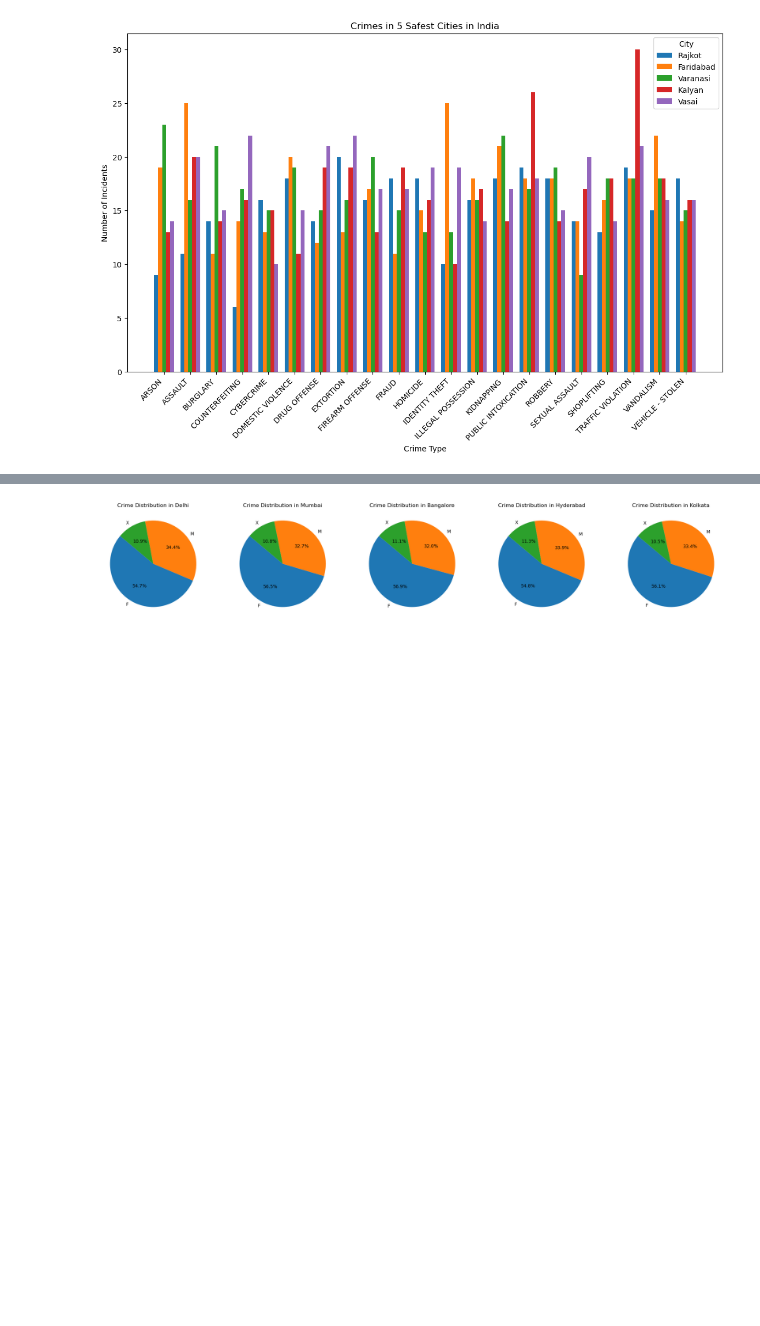
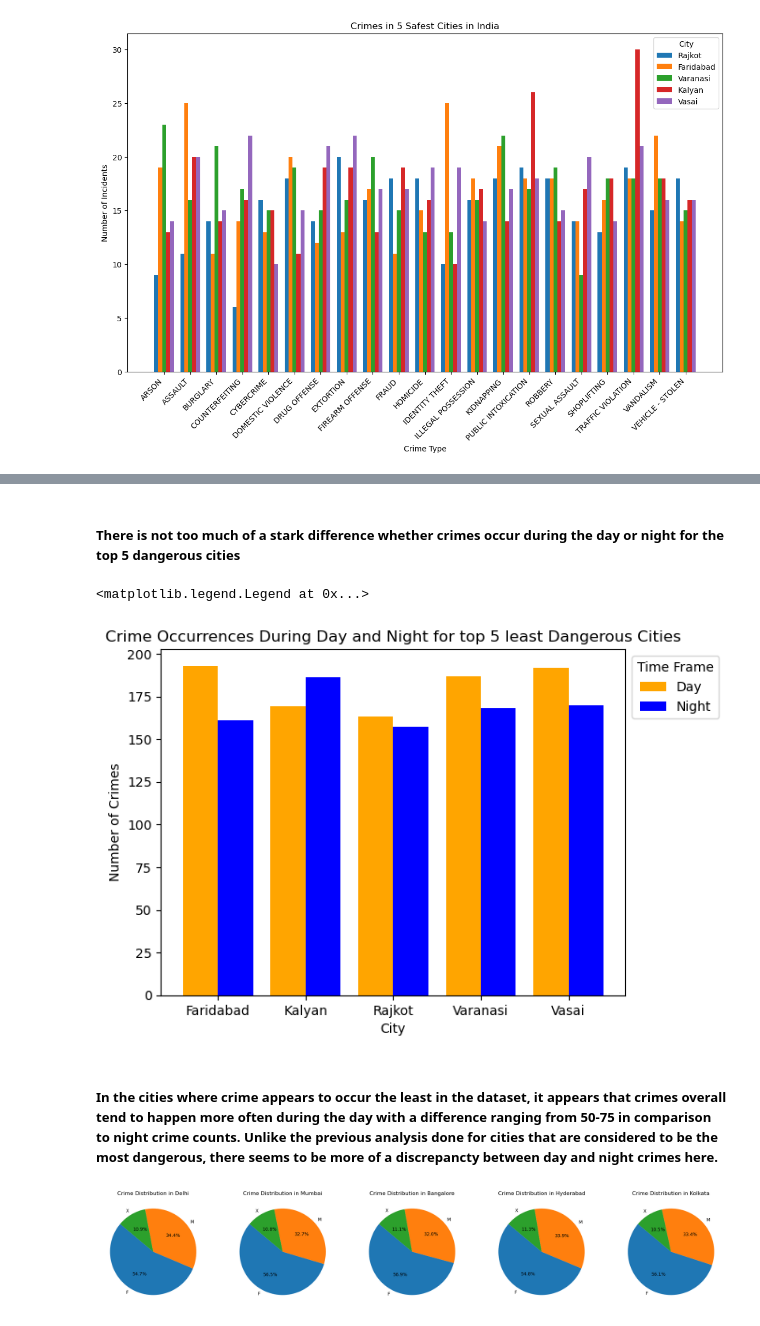
Before and after one commit to aadhyanav/india_crimes_analysis_2023, a Jupyter notebook: india_crimes.ipynb, the cells around one changed output, grey strips where cells are left out. Drawn from its saved outputs; the diff is of its cells as text; code cells hidden in the pictures; blank space fills up the shorter version.

```diff
--- a/india_crimes.ipynb
+++ b/india_crimes.ipynb
@@ -172,3 +183,18 @@ plt.show()
+# %% [markdown]
+##### There is not too much of a stark difference whether crimes occur during the day or night for the top 5 dangerous cities
+# %%
+crime_time_bottom_cities = bottom_5_cities_data.groupby(['City', 'Time Frame']).size().unstack(fill_value=0)
+crime_time_bottom_cities.plot(kind='bar', color=['orange', 'blue'], width=0.8)
+plt.title('Crime Occurrences During Day and Night for top 5 least Dangerous Cities')
+plt.xlabel('City')
+plt.ylabel('Number of Crimes')
+plt.xticks(rotation=0)
+plt.legend(title='Time Frame', loc='upper left', bbox_to_anchor=(1, 1))
+# %% [output]
+<matplotlib.legend.Legend at 0x...>
+[figure, added]
+# %% [markdown]
+##### In the cities where crime appears to occur the least in the dataset, it appears that crimes overall tend to happen more often during the day with a difference ranging from 50-75 in comparison to night crime counts. Unlike the previous analysis done for cities that are considered to be the most dangerous, there seems to be more of a discrepancty between day and night crimes here.
 # %%
 victim_gender_top = top_5_cities_data.groupby(['City', 'Victim Gender']).size().unstack(fill_value=0)
 fig, axes = plt.subplots(1, len(top_5_cities), figsize=(5 * len(top_5_cities), 6), squeeze=False)
```
Also changed, not shown: parts of 3 cells of this notebook.
